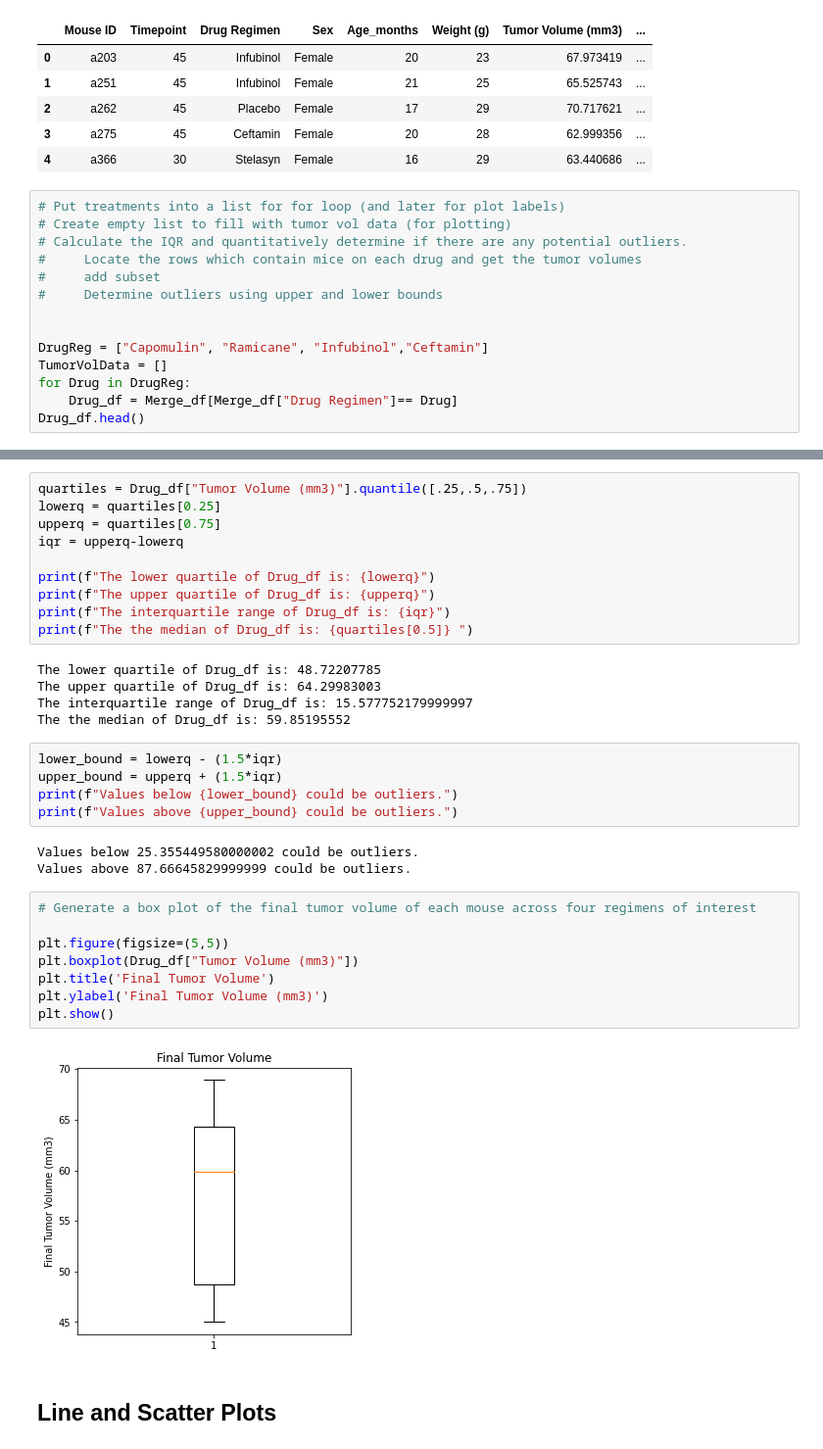
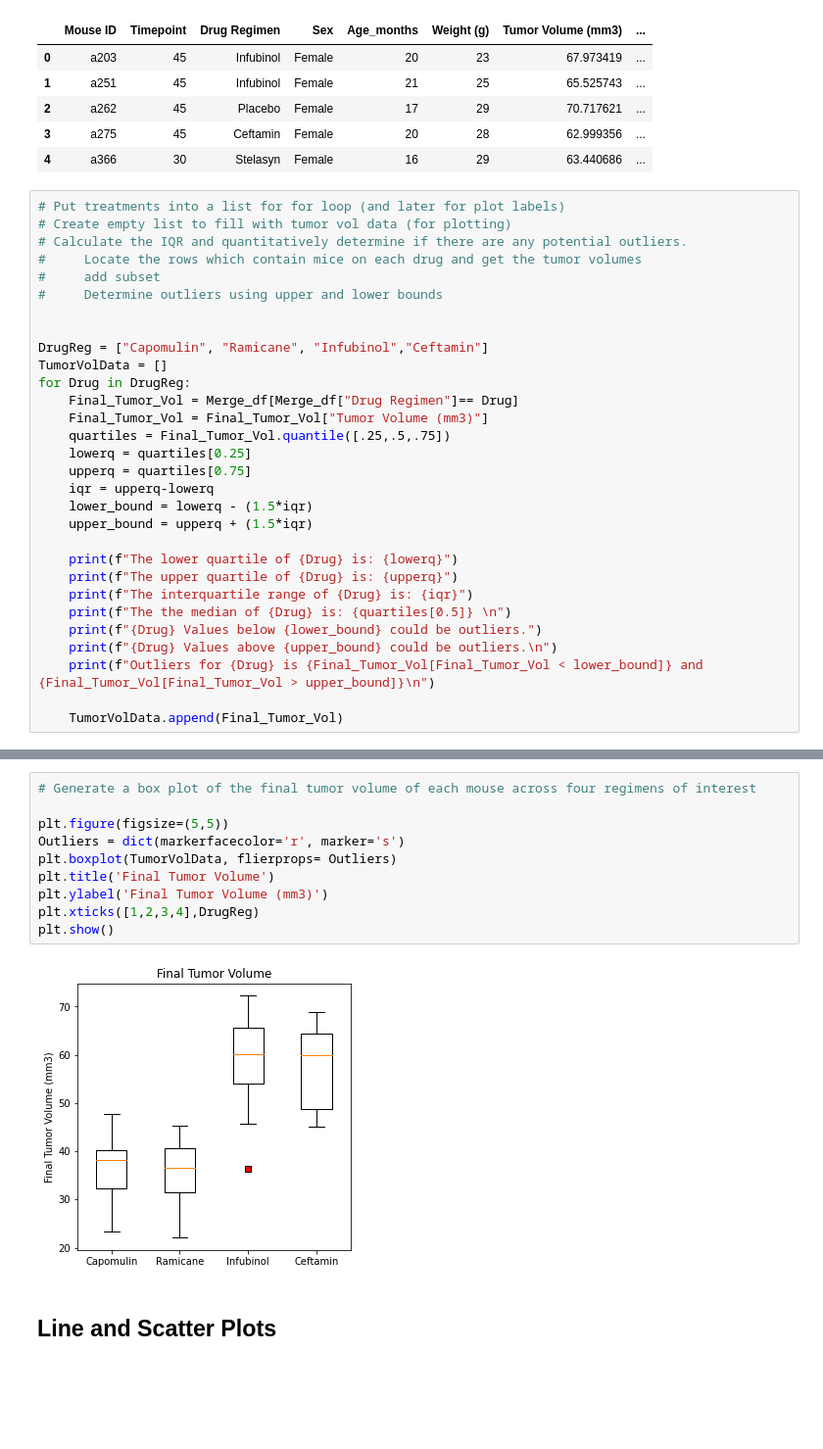
Before and after one commit to ashsams18/matplotlib_challenge, a Jupyter notebook: Pymaceuticals/pymaceuticals_starter.ipynb, the cells around one changed output, grey strips where cells are left out. Shown: that part at 98% size. Drawn from its saved outputs; the diff is of its cells as text; blank space fills up the shorter version.

```diff
--- a/Pymaceuticals/pymaceuticals_starter.ipynb
+++ b/Pymaceuticals/pymaceuticals_starter.ipynb
@@ -217,6 +212,22 @@ Merge_df.head()
 DrugReg = ["Capomulin", "Ramicane", "Infubinol","Ceftamin"]
 TumorVolData = []
 for Drug in DrugReg:
-    Drug_df = Merge_df[Merge_df["Drug Regimen"]== Drug]
-Drug_df.head()
+    Final_Tumor_Vol = Merge_df[Merge_df["Drug Regimen"]== Drug]
+    Final_Tumor_Vol = Final_Tumor_Vol["Tumor Volume (mm3)"]
+    quartiles = Final_Tumor_Vol.quantile([.25,.5,.75])
+    lowerq = quartiles[0.25]
+    upperq = quartiles[0.75]
+    iqr = upperq-lowerq
+    lower_bound = lowerq - (1.5*iqr)
+    upper_bound = upperq + (1.5*iqr)
+
+    print(f"The lower quartile of {Drug} is: {lowerq}")
+    print(f"The upper quartile of {Drug} is: {upperq}")
+    print(f"The interquartile range of {Drug} is: {iqr}")
+    print(f"The the median of {Drug} is: {quartiles[0.5]} \n")
+    print(f"{Drug} Values below {lower_bound} could be outliers.")
+    print(f"{Drug} Values above {upper_bound} could be outliers.\n")
+    print(f"Outliers for {Drug} is {Final_Tumor_Vol[Final_Tumor_Vol < lower_bound]} and {Final_Tumor_Vol[Final_Tumor_Vol > upper_bound]}\n")
+
+    TumorVolData.append(Final_Tumor_Vol)
 # %% [output]
@@ -229,36 +251,15 @@ Drug_df.head()
-# %%
-quartiles = Drug_df["Tumor Volume (mm3)"].quantile([.25,.5,.75])
-lowerq = quartiles[0.25]
-upperq = quartiles[0.75]
-iqr = upperq-lowerq
-
-print(f"The lower quartile of Drug_df is: {lowerq}")
-print(f"The upper quartile of Drug_df is: {upperq}")
-print(f"The interquartile range of Drug_df is: {iqr}")
-print(f"The the median of Drug_df is: {quartiles[0.5]} ")
-# %% [output]
-The lower quartile of Drug_df is: 48.72207785
-The upper quartile of Drug_df is: 64.29983003
-The interquartile range of Drug_df is: 15.577752179999997
-The the median of Drug_df is: 59.85195552
-# %%
-lower_bound = lowerq - (1.5*iqr)
-upper_bound = upperq + (1.5*iqr)
-print(f"Values below {lower_bound} could be outliers.")
-print(f"Values above {upper_bound} could be outliers.")
-# %% [output]
-Values below 25.355449580000002 could be outliers.
-Values above 87.66645829999999 could be outliers.
 # %%
 # Generate a box plot of the final tumor volume of each mouse across four regimens of interest
 
 plt.figure(figsize=(5,5))
-plt.boxplot(Drug_df["Tumor Volume (mm3)"])
+Outliers = dict(markerfacecolor='r', marker='s')
+plt.boxplot(TumorVolData, flierprops= Outliers)
 plt.title('Final Tumor Volume')
 plt.ylabel('Final Tumor Volume (mm3)')
+plt.xticks([1,2,3,4],DrugReg)
 plt.show()
 # %% [output]
-[figure, old version]
+[figure, new version]
 # %% [markdown]
 ## Line and Scatter Plots
 # %%
```
Also changed, not shown: parts of 9 cells of this notebook.
